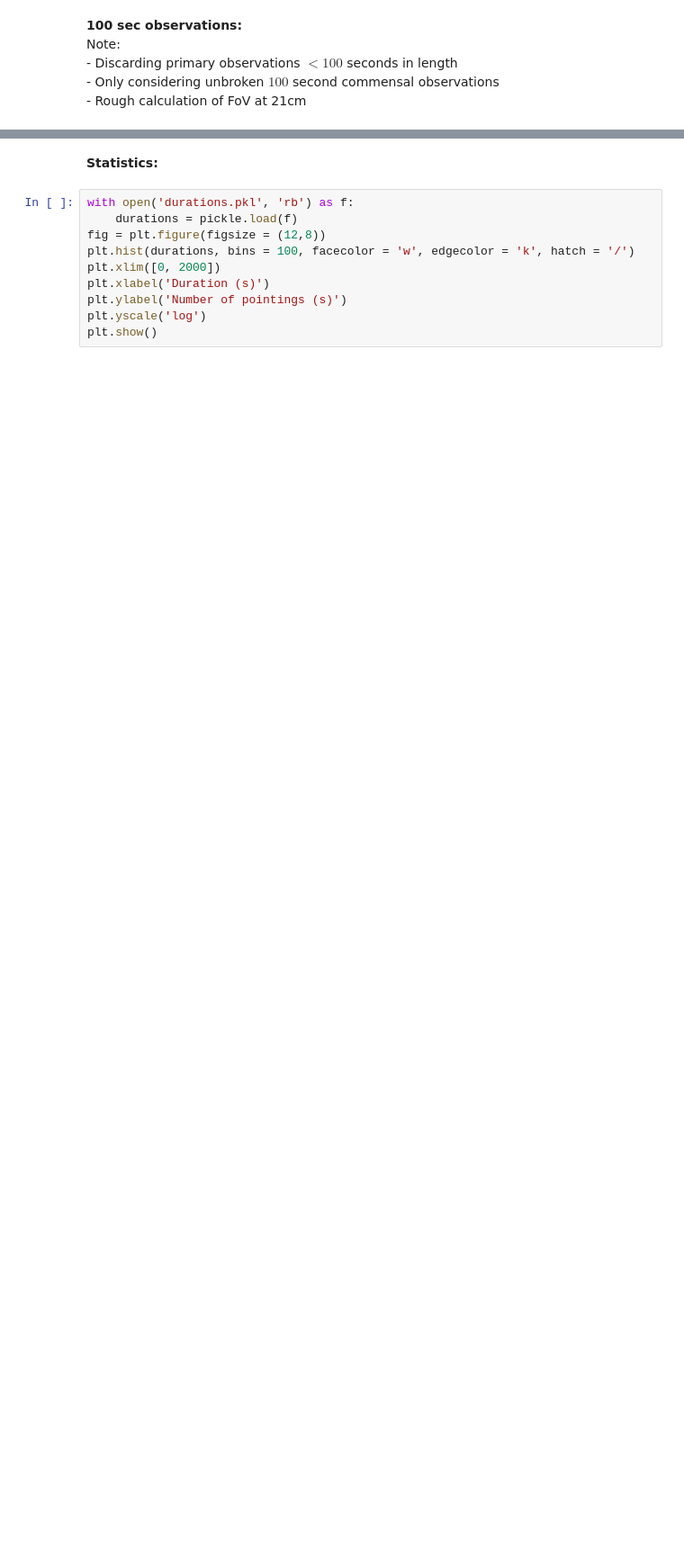
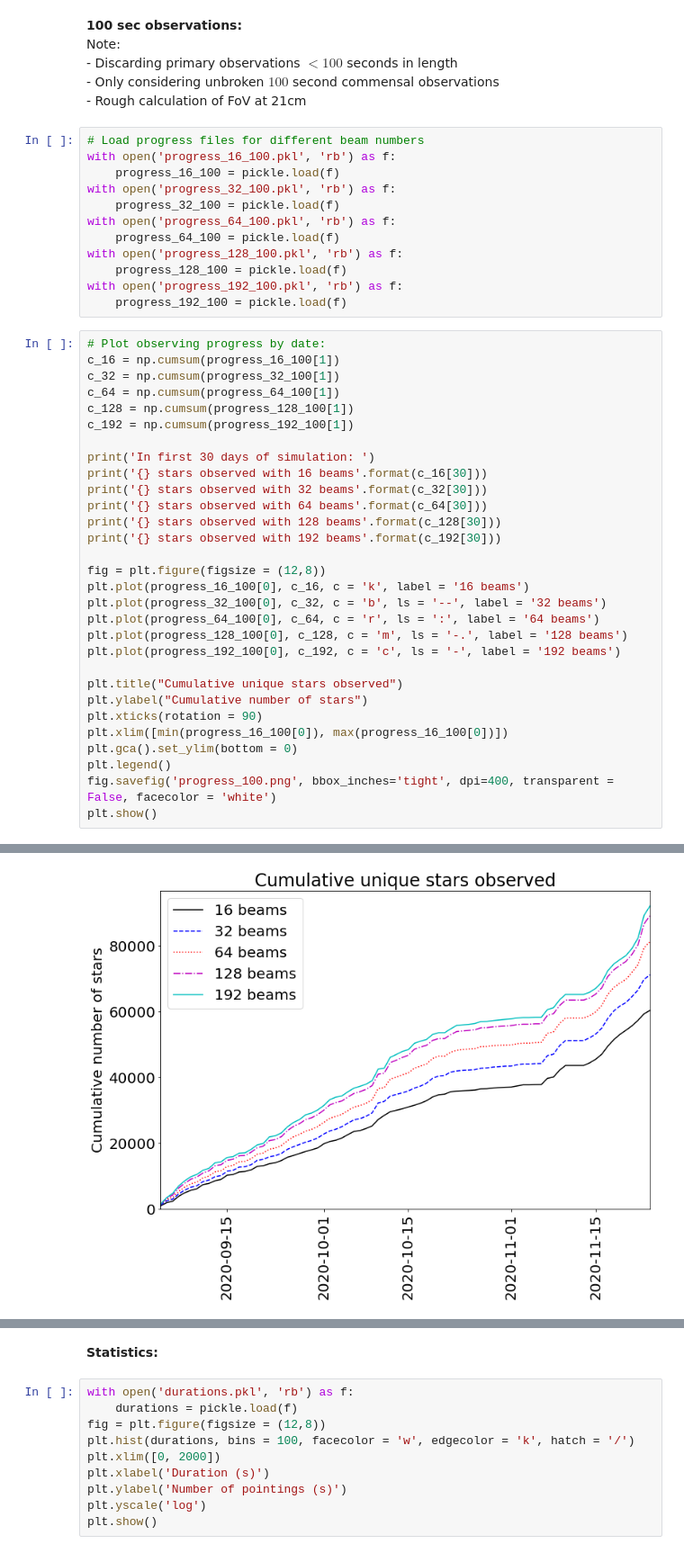
Before and after one commit to danielczech/observing-progress, a Jupyter notebook: observing-progress.ipynb, the cells around one changed output, grey strips where cells are left out. Shown at 90% size. Drawn from its saved outputs; the diff is of its cells as text; blank space fills up the shorter version.

```diff
--- a/observing-progress.ipynb
+++ b/observing-progress.ipynb
@@ -123,3 +125,46 @@ Note:
     - Discarding primary observations $< 100$ seconds in length
     - Only considering unbroken $100$ second commensal observations
     - Rough calculation of FoV at 21cm
+# %%
+# Load progress files for different beam numbers
+with open('progress_16_100.pkl', 'rb') as f:
+    progress_16_100 = pickle.load(f)
+with open('progress_32_100.pkl', 'rb') as f:
+    progress_32_100 = pickle.load(f)
+with open('progress_64_100.pkl', 'rb') as f:
+    progress_64_100 = pickle.load(f)
+with open('progress_128_100.pkl', 'rb') as f:
+    progress_128_100 = pickle.load(f)
+with open('progress_192_100.pkl', 'rb') as f:
+    progress_192_100 = pickle.load(f)
+# %%
+# Plot observing progress by date:
+c_16 = np.cumsum(progress_16_100[1])
+c_32 = np.cumsum(progress_32_100[1])
+c_64 = np.cumsum(progress_64_100[1])
+c_128 = np.cumsum(progress_128_100[1])
+c_192 = np.cumsum(progress_192_100[1])
+
+print('In first 30 days of simulation: ')
+print('{} stars observed with 16 beams'.format(c_16[30]))
+print('{} stars observed with 32 beams'.format(c_32[30]))
+print('{} stars observed with 64 beams'.format(c_64[30]))
+print('{} stars observed with 128 beams'.format(c_128[30]))
+print('{} stars observed with 192 beams'.format(c_192[30]))
+
+fig = plt.figure(figsize = (12,8))
+plt.plot(progress_16_100[0], c_16, c = 'k', label = '16 beams')
+plt.plot(progress_32_100[0], c_32, c = 'b', ls = '--', label = '32 beams')
+plt.plot(progress_64_100[0], c_64, c = 'r', ls = ':', label = '64 beams')
+plt.plot(progress_128_100[0], c_128, c = 'm', ls = '-.', label = '128 beams')
+plt.plot(progress_192_100[0], c_192, c = 'c', ls = '-', label = '192 beams')
+
+plt.title("Cumulative unique stars observed")
+plt.ylabel("Cumulative number of stars")
+plt.xticks(rotation = 90)
+plt.xlim([min(progress_16_100[0]), max(progress_16_100[0])])
+plt.gca().set_ylim(bottom = 0)
+plt.legend()
+fig.savefig('progress_100.png', bbox_inches='tight', dpi=400, transparent = False, facecolor = 'white')
+plt.show()
+# %% [output]
@@ -125,0 +177 @@ Note:
+[figure, added]
```
Also changed, not shown: parts of 8 cells of this notebook.
